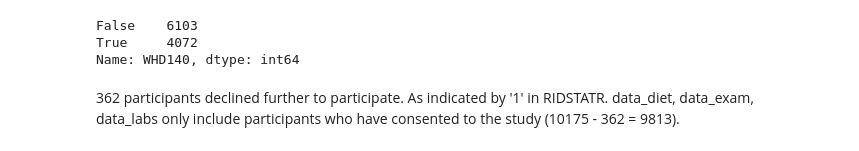
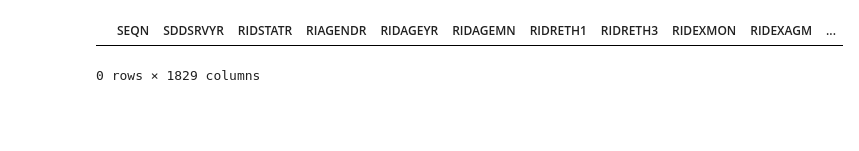
Before and after one commit to birddropping/IND5003-Group-Project, a Jupyter notebook: IND5003_Group_Project.ipynb, the cells around one changed output. Saved outputs shown, nothing was run; the diff lists cells and outputs as text; code cells hidden in the pictures; blank space fills up the shorter version.

```diff
--- a/IND5003_Group_Project.ipynb
+++ b/IND5003_Group_Project.ipynb
@@ -37 +45,4 @@ data_labs.head()
+# %%
+#Reset index function
+data_merged=df_merged.reset_index(drop = True)
 # %%
@@ -41,8 +58,11 @@ NameError: name 'glu_data' is not defined
-# %%
-data_qns['WHD140'].isna().value_counts()
-# %% [output]
-False    6103
-True     4072
-Name: WHD140, dtype: int64
-# %% [markdown]
-362 participants declined further to participate. As indicated by '1' in RIDSTATR. data_diet, data_exam, data_labs only include participants who have consented to the study (10175 - 362 = 9813).
+# %%
+data_vari = data_vari.transpose()
+# %%
+col_list = data_vari.values.tolist()
+# %%
+data_final = data_merged[data_merged.columns.isin(col_list)]
+# %%
+data_final.head()
+# %% [output]
+|  | SEQN | SDDSRVYR | RIDSTATR | RIAGENDR | RIDAGEYR | RIDAGEMN | RIDRETH1 | RIDRETH3 | RIDEXMON | RIDEXAGM | ... |
+0 rows × 1829 columns
```
Also changed, not shown: parts of 13 cells of this notebook, 1 other file.
